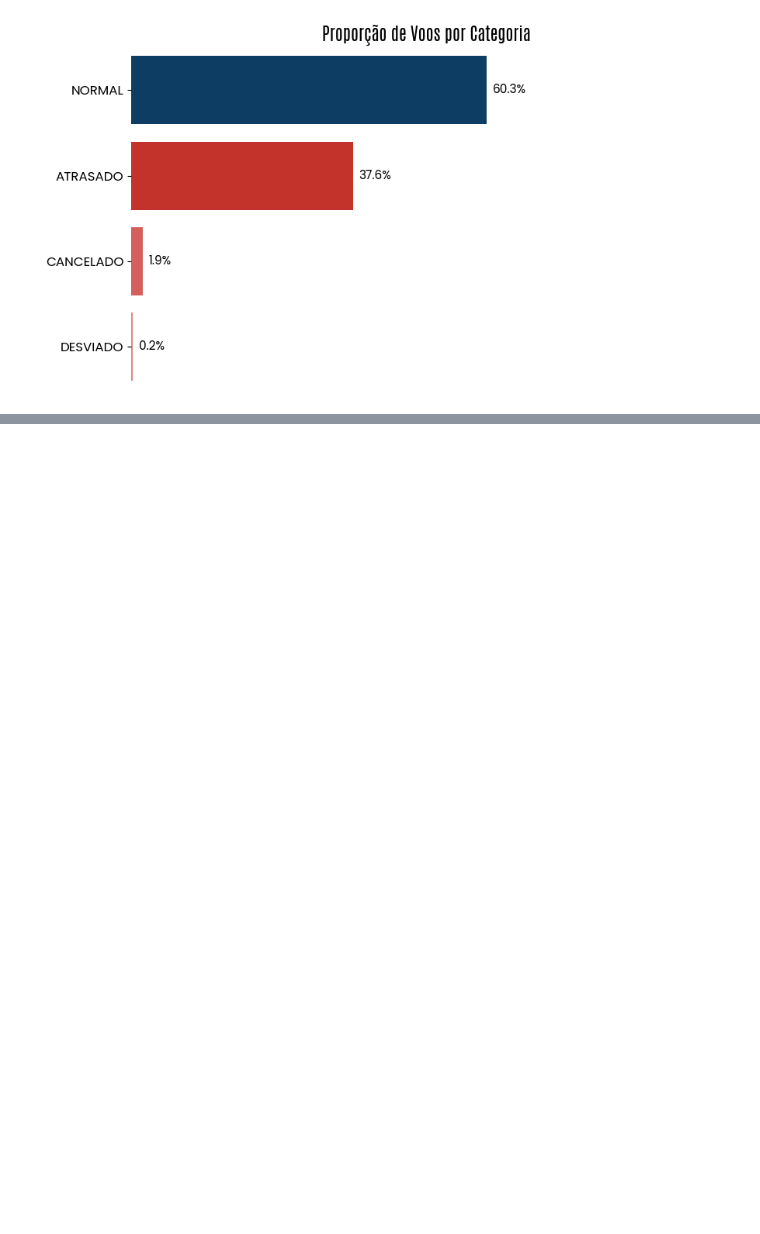
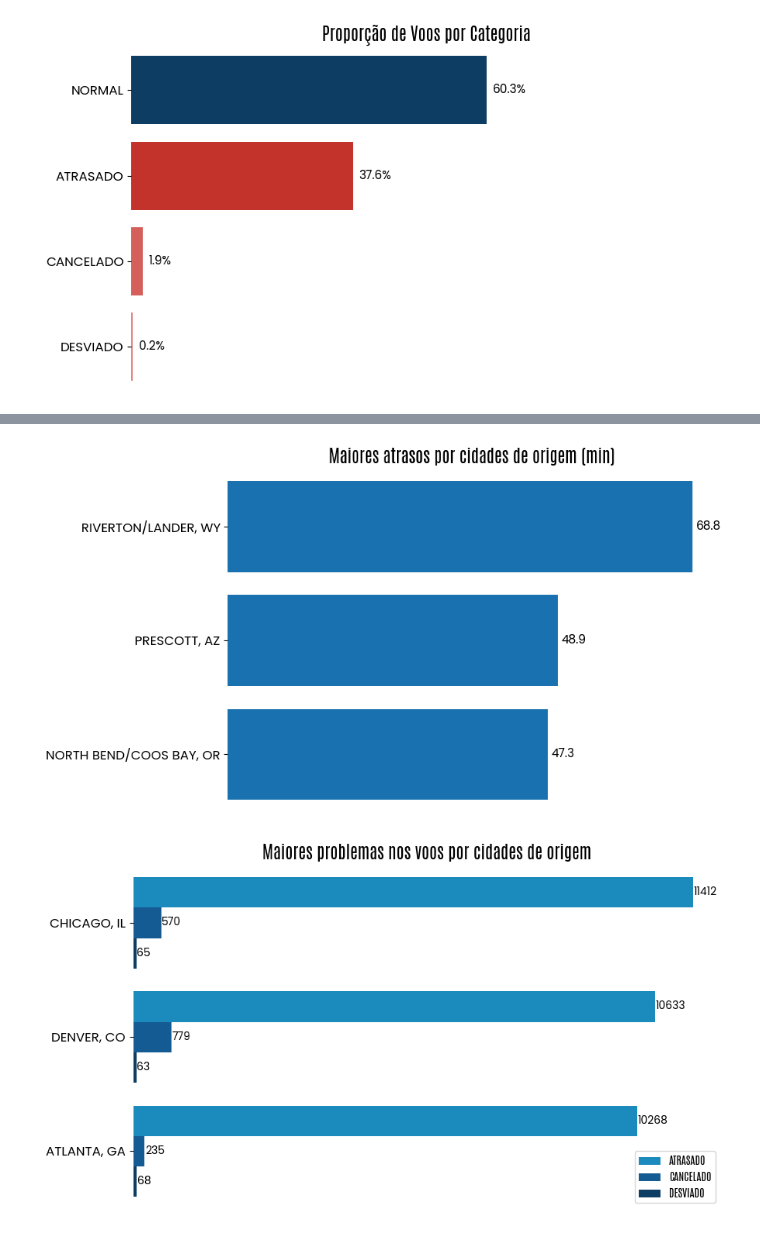
Before and after one commit to vitoriapguimaraes/Python-AnaliseVoos, a Jupyter notebook: project_development/scripts/creating_fig.ipynb, the cells around one changed output, grey strips where cells are left out. Cells and saved outputs as stored; diff of their text form; code cells hidden in the pictures; blank space fills up the shorter version.

```diff
--- a/project_development/scripts/creating_fig.ipynb
+++ b/project_development/scripts/creating_fig.ipynb
@@ -86,0 +195,8 @@ plt.show()
+# %%
+plot_avg_metric(df, "ORIGIN_CITY", "DELAY_OVERALL", top_n=3,
+                title="Maiores atrasos por cidades de origem (min)")
+plot_count_metrics(df, "ORIGIN_CITY", ["ATRASADO", "CANCELADO", "DESVIADO"], top_n=3,
+                   title="Maiores problemas nos voos por cidades de origem")
+# %% [output]
+[figure, added]
+[figure, added]
```
Also changed, not shown: parts of 15 cells of this notebook, 18 other files.
